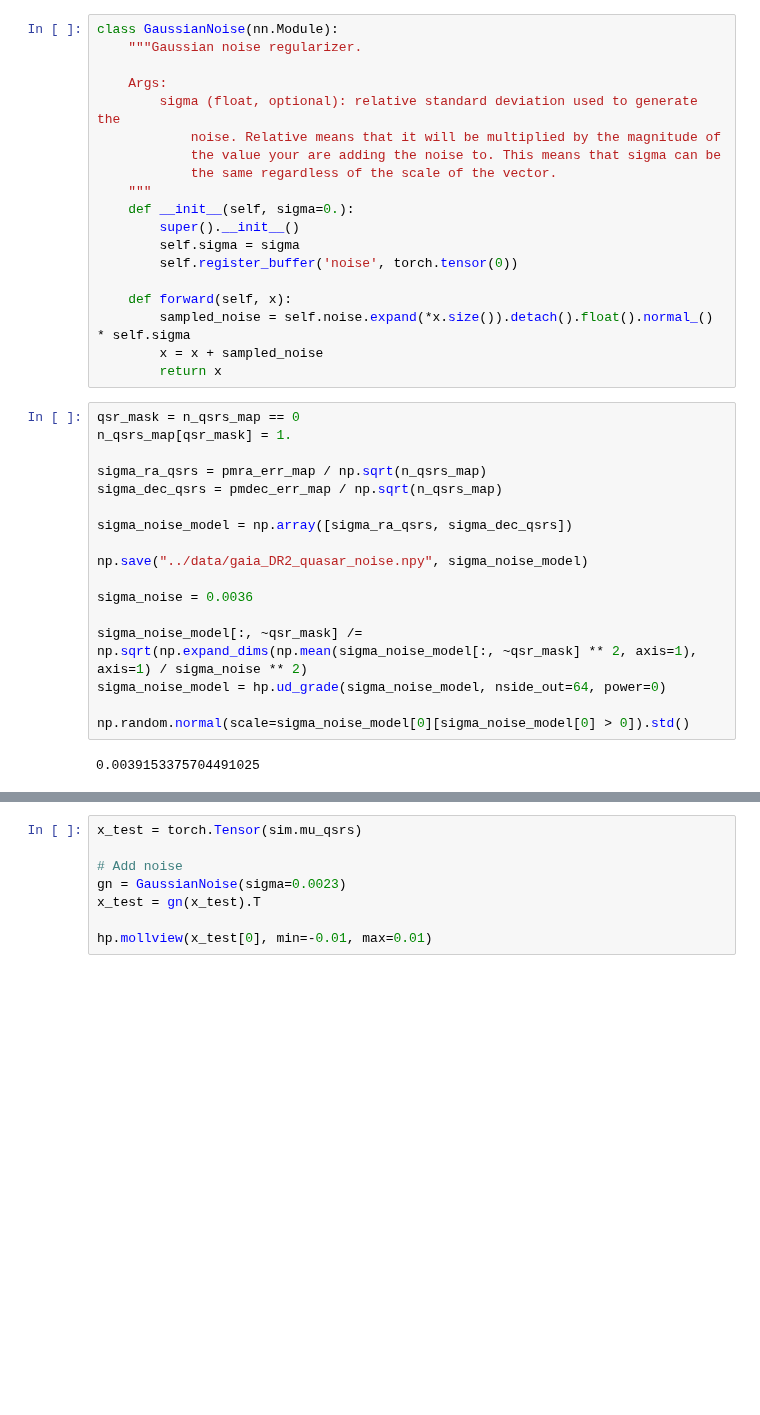
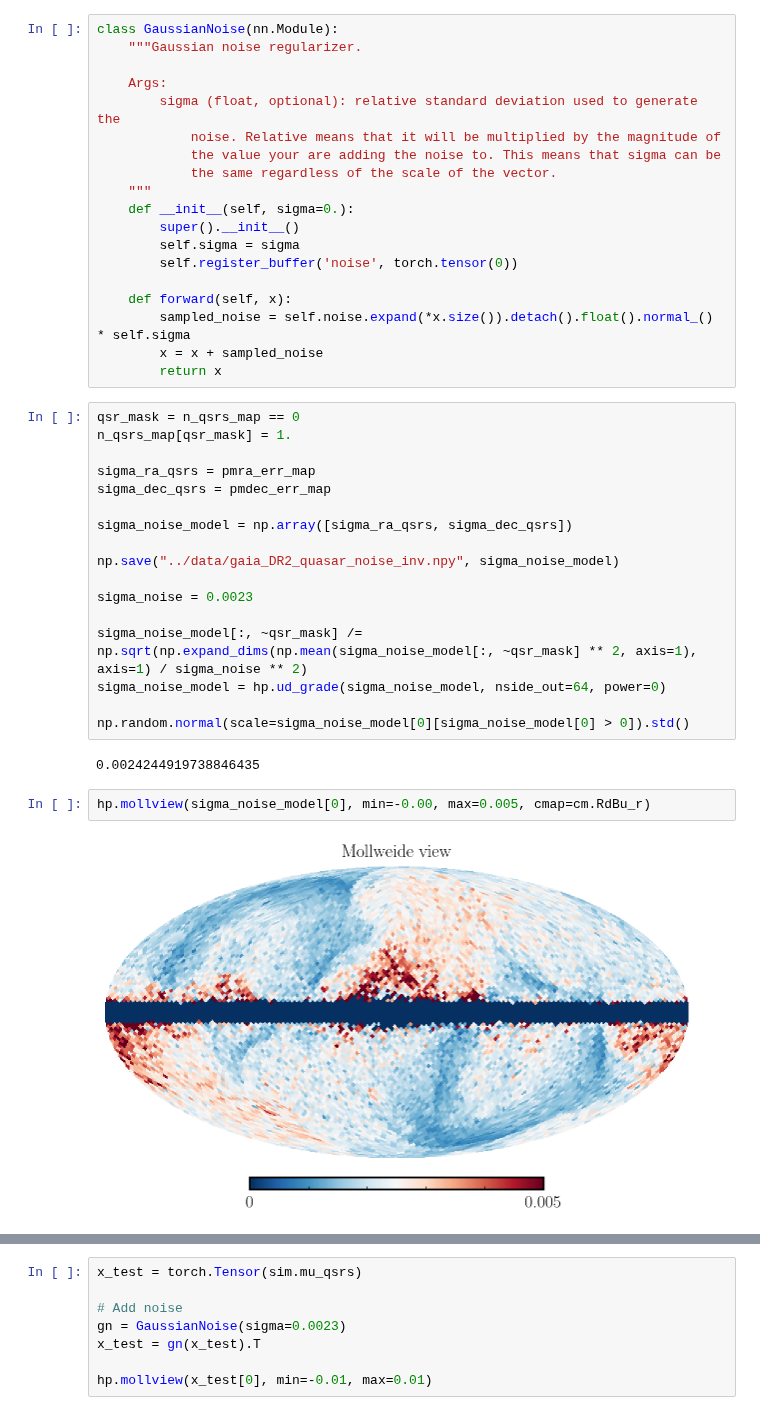
Before and after one commit to smsharma/neural-global-astrometry, a Jupyter notebook: notebooks/05_quasar_noise.ipynb, the cells around one changed output, grey strips where cells are left out. Drawn from its saved outputs; the diff is of its cells as text; blank space fills up the shorter version.

```diff
--- a/notebooks/05_quasar_noise.ipynb
+++ b/notebooks/05_quasar_noise.ipynb
@@ -158,21 +164,25 @@ class GaussianNoise(nn.Module):
 qsr_mask = n_qsrs_map == 0
 n_qsrs_map[qsr_mask] = 1.
 
-sigma_ra_qsrs = pmra_err_map / np.sqrt(n_qsrs_map)
-sigma_dec_qsrs = pmdec_err_map / np.sqrt(n_qsrs_map)
+sigma_ra_qsrs = pmra_err_map
+sigma_dec_qsrs = pmdec_err_map
 
 sigma_noise_model = np.array([sigma_ra_qsrs, sigma_dec_qsrs])
 
-np.save("../data/gaia_DR2_quasar_noise.npy", sigma_noise_model)
+np.save("../data/gaia_DR2_quasar_noise_inv.npy", sigma_noise_model)
 
-sigma_noise = 0.0036
+sigma_noise = 0.0023
 
 sigma_noise_model[:, ~qsr_mask] /= np.sqrt(np.expand_dims(np.mean(sigma_noise_model[:, ~qsr_mask] ** 2, axis=1), axis=1) / sigma_noise ** 2)
 sigma_noise_model = hp.ud_grade(sigma_noise_model, nside_out=64, power=0)
 
 np.random.normal(scale=sigma_noise_model[0][sigma_noise_model[0] > 0]).std()
 # %% [output]
-0.0039153375704491025
+0.0024244919738846435
+# %%
+hp.mollview(sigma_noise_model[0], min=-0.00, max=0.005, cmap=cm.RdBu_r)
+# %% [output]
+[figure, added]
 # %%
 import simulation.create_mask as cm
 
```
Also changed, not shown: parts of 8 cells of this notebook, 9 other files.
